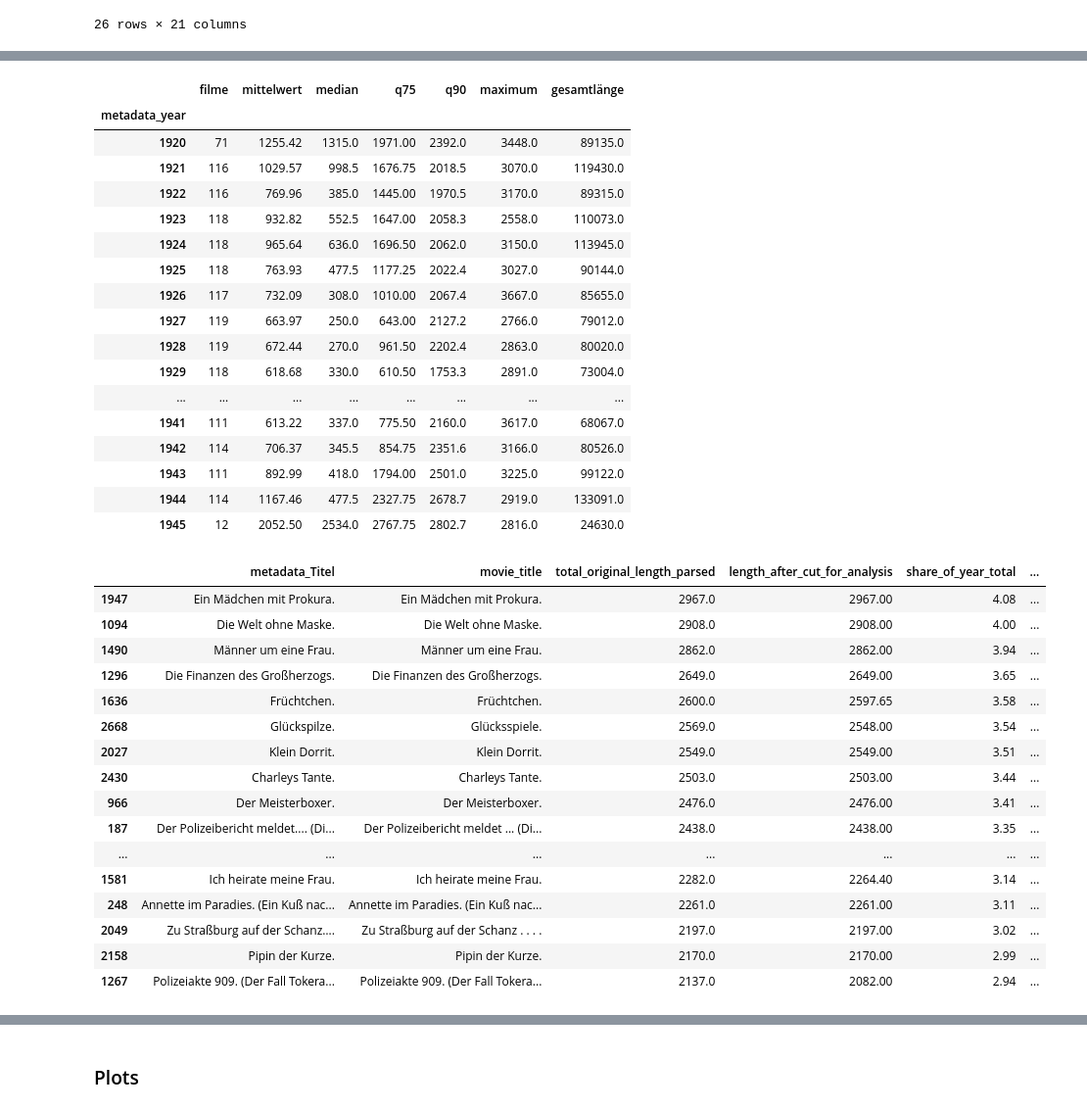
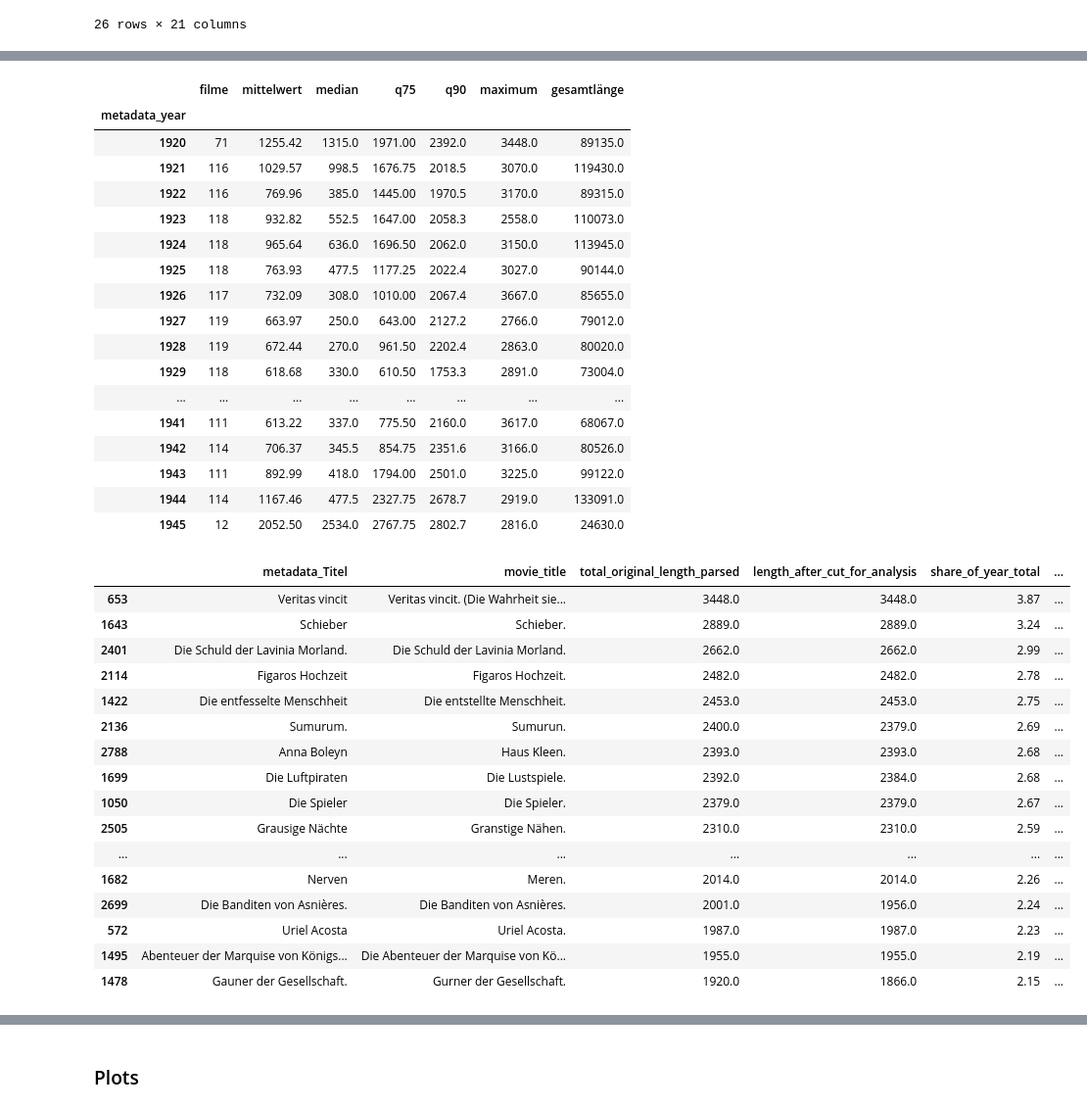
Before and after one commit to codemitdjango/german-film-censorship, a Jupyter notebook: src/analysis/content_analysis.ipynb, the cells around one changed output, grey strips where cells are left out. Shown at 98% size. Saved outputs shown, nothing was run; the diff lists cells and outputs as text; code cells hidden in the pictures.

```diff
--- a/src/analysis/content_analysis.ipynb
+++ b/src/analysis/content_analysis.ipynb
@@ -430,13 +472,13 @@ peak_comparison = (
 
 display(peak_comparison.round(2))
 
-films_1934 = (
-    length_detail[length_detail["metadata_year"].eq(1934)]
+films_1920 = (
+    length_detail[length_detail["metadata_year"].eq(1920)]
     .sort_values("total_original_length_parsed", ascending=False)
 )
 
 display(
-    films_1934[
+    films_1920[
         [
             "metadata_Titel",
             "movie_title",
@@ -464,49 +506,49 @@ display(
             "total_original_length_parsed",
             "length_after_cut_for_analysis",
             "share_of_year_total",
             "metadata_Land",
             "metadata_Filmart",
             "metadata_Entscheidung",
             "_file_name",
         ]
     ].head(20).round(2)
 )
 # %% [output]
 |  | filme | mittelwert | median | q75 | q90 | maximum | gesamtlänge |
 | metadata_year |  |  |  |  |  |  |  |
 | 1920 | 71 | 1255.42 | 1315.0 | 1971.00 | 2392.0 | 3448.0 | 89135.0 |
 | 1921 | 116 | 1029.57 | 998.5 | 1676.75 | 2018.5 | 3070.0 | 119430.0 |
 | 1922 | 116 | 769.96 | 385.0 | 1445.00 | 1970.5 | 3170.0 | 89315.0 |
 | 1923 | 118 | 932.82 | 552.5 | 1647.00 | 2058.3 | 2558.0 | 110073.0 |
 | 1924 | 118 | 965.64 | 636.0 | 1696.50 | 2062.0 | 3150.0 | 113945.0 |
 | 1925 | 118 | 763.93 | 477.5 | 1177.25 | 2022.4 | 3027.0 | 90144.0 |
 | 1926 | 117 | 732.09 | 308.0 | 1010.00 | 2067.4 | 3667.0 | 85655.0 |
 | 1927 | 119 | 663.97 | 250.0 | 643.00 | 2127.2 | 2766.0 | 79012.0 |
 | 1928 | 119 | 672.44 | 270.0 | 961.50 | 2202.4 | 2863.0 | 80020.0 |
 | 1929 | 118 | 618.68 | 330.0 | 610.50 | 1753.3 | 2891.0 | 73004.0 |
 | ... | ... | ... | ... | ... | ... | ... | ... |
 | 1941 | 111 | 613.22 | 337.0 | 775.50 | 2160.0 | 3617.0 | 68067.0 |
 | 1942 | 114 | 706.37 | 345.5 | 854.75 | 2351.6 | 3166.0 | 80526.0 |
 | 1943 | 111 | 892.99 | 418.0 | 1794.00 | 2501.0 | 3225.0 | 99122.0 |
 | 1944 | 114 | 1167.46 | 477.5 | 2327.75 | 2678.7 | 2919.0 | 133091.0 |
 | 1945 | 12 | 2052.50 | 2534.0 | 2767.75 | 2802.7 | 2816.0 | 24630.0 |
 |  | metadata_Titel | movie_title | total_original_length_parsed | length_after_cut_for_analysis | share_of_year_total | ... |
-| 1947 | Ein Mädchen mit Prokura. | Ein Mädchen mit Prokura. | 2967.0 | 2967.00 | 4.08 | ... |
-| 1094 | Die Welt ohne Maske. | Die Welt ohne Maske. | 2908.0 | 2908.00 | 4.00 | ... |
-| 1490 | Männer um eine Frau. | Männer um eine Frau. | 2862.0 | 2862.00 | 3.94 | ... |
-| 1296 | Die Finanzen des Großherzogs. | Die Finanzen des Großherzogs. | 2649.0 | 2649.00 | 3.65 | ... |
-| 1636 | Früchtchen. | Früchtchen. | 2600.0 | 2597.65 | 3.58 | ... |
-| 2668 | Glückspilze. | Glücksspiele. | 2569.0 | 2548.00 | 3.54 | ... |
-| 2027 | Klein Dorrit. | Klein Dorrit. | 2549.0 | 2549.00 | 3.51 | ... |
-| 2430 | Charleys Tante. | Charleys Tante. | 2503.0 | 2503.00 | 3.44 | ... |
-| 966 | Der Meisterboxer. | Der Meisterboxer. | 2476.0 | 2476.00 | 3.41 | ... |
-| 187 | Der Polizeibericht meldet.... (Di... | Der Polizeibericht meldet ... (Di... | 2438.0 | 2438.00 | 3.35 | ... |
+| 653 | Veritas vincit | Veritas vincit. (Die Wahrheit sie... | 3448.0 | 3448.0 | 3.87 | ... |
+| 1643 | Schieber | Schieber. | 2889.0 | 2889.0 | 3.24 | ... |
+| 2401 | Die Schuld der Lavinia Morland. | Die Schuld der Lavinia Morland. | 2662.0 | 2662.0 | 2.99 | ... |
+| 2114 | Figaros Hochzeit | Figaros Hochzeit. | 2482.0 | 2482.0 | 2.78 | ... |
+| 1422 | Die entfesselte Menschheit | Die entstellte Menschheit. | 2453.0 | 2453.0 | 2.75 | ... |
+| 2136 | Sumurum. | Sumurun. | 2400.0 | 2379.0 | 2.69 | ... |
+| 2788 | Anna Boleyn | Haus Kleen. | 2393.0 | 2393.0 | 2.68 | ... |
+| 1699 | Die Luftpiraten | Die Lustspiele. | 2392.0 | 2384.0 | 2.68 | ... |
+| 1050 | Die Spieler | Die Spieler. | 2379.0 | 2379.0 | 2.67 | ... |
+| 2505 | Grausige Nächte | Granstige Nähen. | 2310.0 | 2310.0 | 2.59 | ... |
 | ... | ... | ... | ... | ... | ... | ... |
-| 1581 | Ich heirate meine Frau. | Ich heirate meine Frau. | 2282.0 | 2264.40 | 3.14 | ... |
-| 248 | Annette im Paradies. (Ein Kuß nac... | Annette im Paradies. (Ein Kuß nac... | 2261.0 | 2261.00 | 3.11 | ... |
-| 2049 | Zu Straßburg auf der Schanz…. | Zu Straßburg auf der Schanz . . . . | 2197.0 | 2197.00 | 3.02 | ... |
-| 2158 | Pipin der Kurze. | Pipin der Kurze. | 2170.0 | 2170.00 | 2.99 | ... |
-| 1267 | Polizeiakte 909. (Der Fall Tokera... | Polizeiakte 909. (Der Fall Tokera... | 2137.0 | 2082.00 | 2.94 | ... |
+| 1682 | Nerven | Meren. | 2014.0 | 2014.0 | 2.26 | ... |
+| 2699 | Die Banditen von Asnières. | Die Banditen von Asnières. | 2001.0 | 1956.0 | 2.24 | ... |
+| 572 | Uriel Acosta | Uriel Acosta. | 1987.0 | 1987.0 | 2.23 | ... |
+| 1495 | Abenteuer der Marquise von Königs... | Die Abenteuer der Marquise von Kö... | 1955.0 | 1955.0 | 2.19 | ... |
+| 1478 | Gauner der Gesellschaft. | Gurner der Gesellschaft. | 1920.0 | 1866.0 | 2.15 | ... |
 |  | metadata_Titel | movie_title | total_original_length_parsed | length_after_cut_for_analysis | share_of_year_total | ... |
 | 253 | Viel Lärm um Nixi | Viel Lärm um Nixi. | 2816.0 | 2816.0 | 11.43 | ... |
 | 1168 | Der stumme Gast. | Der stumme Gast. | 2806.0 | 2806.0 | 11.39 | ... |
```
Also changed, not shown: parts of 6 cells of this notebook.
